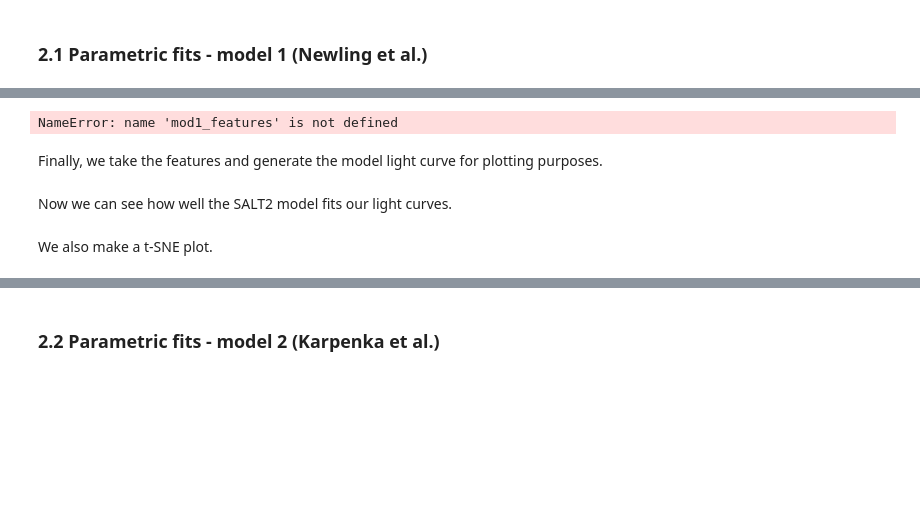
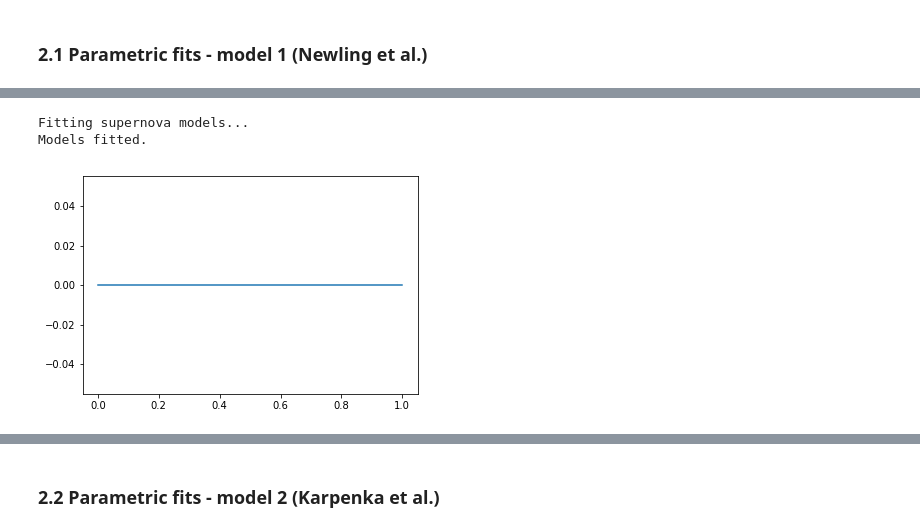
Before and after one commit to LSSTDESC/snmachine, a Jupyter notebook: examples/example_spcc.ipynb, the cells around one changed output, grey strips where cells are left out. Cells and saved outputs as stored; diff of their text form; code cells hidden in the pictures; blank space fills up the shorter version.

```diff
--- a/examples/example_spcc.ipynb
+++ b/examples/example_spcc.ipynb
@@ -645,17 +156,14 @@ tsne_plot.plot(salt2_features, join(salt2_features, types)['Type'])
 # %% [markdown]
 ### 2.1 Parametric fits - model 1 (Newling et al.)
 # %%
-model1_features_instance = snfeatures.ParametricFeatures(
-    'newling', sampler='leastsq')
+mod1Feats=snfeatures.ParametricFeatures('newling',sampler='leastsq')
 # %%
 %%capture --no-stdout
 if read_from_file:
-    model1_features = Table.read(f'{run_name}_newling.dat',
-                               format='ascii')
-    better_name = mod1_features['Object'].astype(str)
-    read_from_file.replace_column('Object', better_name)
+    mod1_features=Table.read('%s_newling.dat' %run_name, format='ascii')
+    blah=mod1_features['Object'].astype(str)
+    mod1_features.replace_column('Object', blah)
 else:
-    read_from_file = model1_features_instance.extract_features(
-        dataset, number_processes=1, chain_directory=path_saved_interm)
-    read_from_file.write(f'{run_name}_newling.dat', format='ascii')
+    mod1_features=mod1Feats.extract_features(dat,nprocesses=4,chain_directory=out_int)
+    mod1_features.write('%s_newling.dat' %run_name, format='ascii')
 # %% [output]
@@ -666,7 +172,4 @@ Unfortunately, sometimes the fitting methods return NaN for some parameters for
 # %%
+#Unfortunately, sometimes the fitting methods return NaN for some parameters for these models.
 for c in mod1_features.colnames[1:]:
-    model1_features[c][np.isnan(model1_features[c])] = 0
+    mod1_features[c][np.isnan(mod1_features[c])]=0
-# %% [output]
-NameError: name 'mod1_features' is not defined
-# %% [markdown]
-Finally, we take the features and generate the model light curve for plotting purposes.
@@ -675,8 +176,11 @@ dataset.set_model(model1_features_instance.fit_sn, model1_features)
-# %% [markdown]
-Now we can see how well the SALT2 model fits our light curves.
+# %%
+dat.set_model(mod1Feats.fit_sn,mod1_features)
+# %% [output]
+Fitting supernova models...
+Models fitted.
 # %%
-dataset.plot_all()
+dat.plot_all()
+# %% [output]
+[figure, added]
-# %% [markdown]
-We also make a t-SNE plot.
 # %%
 plt.figure()
```
Also changed, not shown: parts of 86 cells of this notebook.
